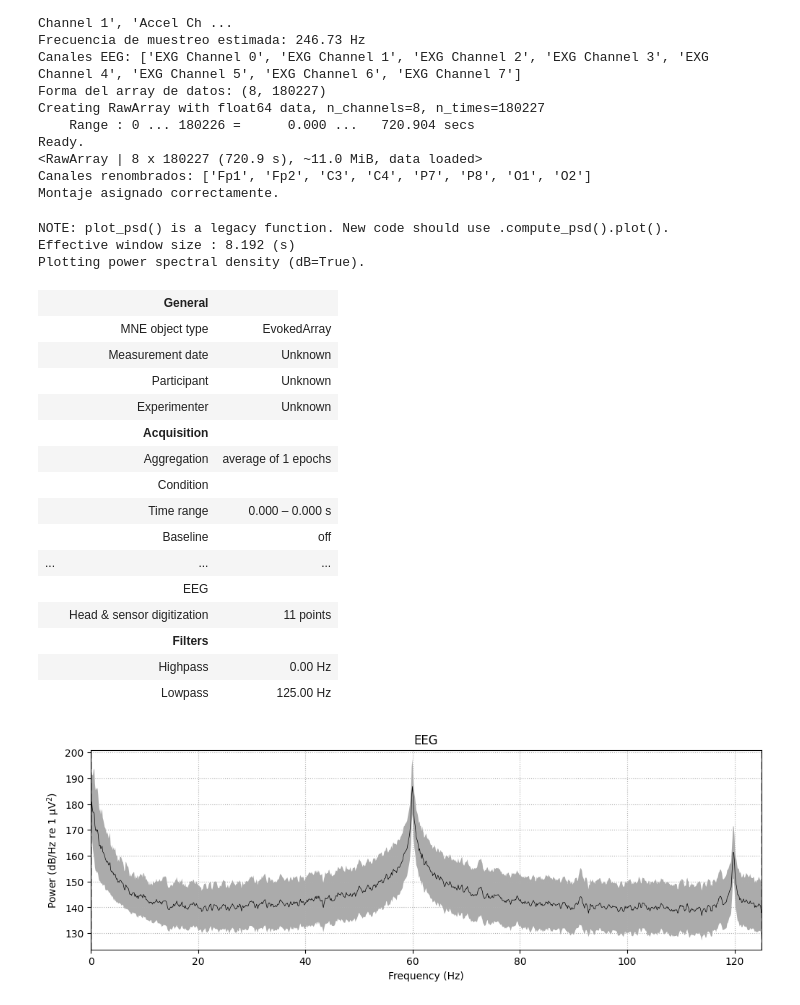
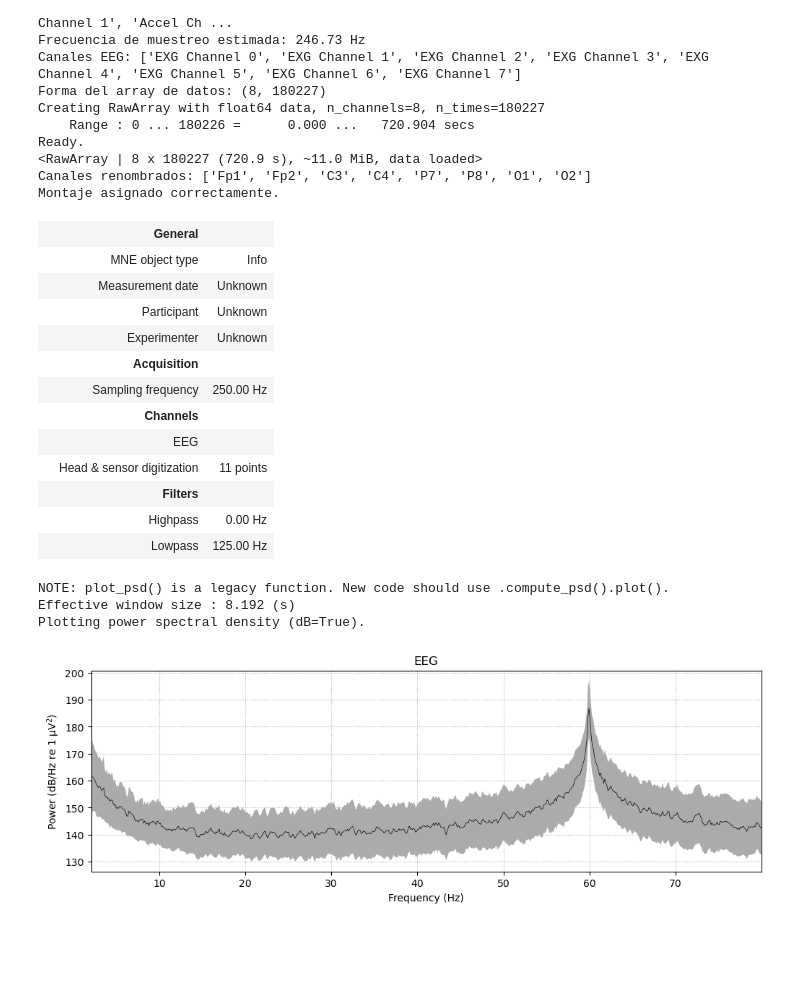
Before and after one commit to miguel-isidro05/GRUPO-05-ISB-2025-II, a Jupyter notebook: Laboratorios/Laboratorio 9 - Tratamiento de señal EEG/ICAmne.ipynb, the cells around one changed output. Saved outputs shown, nothing was run; the diff lists cells and outputs as text; code cells hidden in the pictures; blank space fills up the shorter version.

```diff
--- a/Laboratorios/Laboratorio 9 - Tratamiento de señal EEG/ICAmne.ipynb
+++ b/Laboratorios/Laboratorio 9 - Tratamiento de señal EEG/ICAmne.ipynb
@@ -37,7 +37,7 @@ import numpy as np
 import mne
 
 # === 1. CARGAR ARCHIVO ===
-path = r"/content/OpenBCI-RAW-2025-09-17_12-45-51.txt"
+path = r"F:\IB PUCP - UPCH\7mo Ciclo\Introducción a Señales Biomedicas\OpenBCI-RAW-2025.txt"
 df = pd.read_csv(path, sep=",", comment="%", engine="python")
 
 # === 2. LIMPIAR COLUMNAS ===
@@ -106,33 +106,25 @@ Montaje asignado correctamente.
 # %%
 # === 9. VISUALIZAR SEÑALES ===
 raw.info
-
-# === 10. VISUALIZAR PSD ===
-raw.plot_psd(average=True)
-
-# === 11. CREAR EVOKED PARA TOPOGRAFÍA ===
-# Usamos un promedio estático solo para visualizar
-data_mean = np.mean(data, axis=1, keepdims=True)
-evoked = mne.EvokedArray(data_mean, raw.info, tmin=0)
-evoked.set_montage(montage)
 # %% [output]
-NOTE: plot_psd() is a legacy function. New code should use .compute_psd().plot().
-Effective window size : 8.192 (s)
-Plotting power spectral density (dB=True).
 |  | General |  |
-|  | MNE object type | EvokedArray |
+|  | MNE object type | Info |
 |  | Measurement date | Unknown |
 |  | Participant | Unknown |
 |  | Experimenter | Unknown |
 |  | Acquisition |  |
-|  | Aggregation | average of 1 epochs |
-|  | Condition |  |
-|  | Time range | 0.000 – 0.000 s |
-|  | Baseline | off |
-| ... | ... | ... |
+|  | Sampling frequency | 250.00 Hz |
+|  | Channels |  |
 |  | EEG |  |
 |  | Head & sensor digitization | 11 points |
 |  | Filters |  |
 |  | Highpass | 0.00 Hz |
 |  | Lowpass | 125.00 Hz |
-[figure, removed]
+# %%
+# === 10. VISUALIZAR PSD ===
+raw.plot_psd(tmin=0, tmax=None, fmin=2, fmax=80, average=True, spatial_colors=False)
+# %% [output]
+NOTE: plot_psd() is a legacy function. New code should use .compute_psd().plot().
+Effective window size : 8.192 (s)
+Plotting power spectral density (dB=True).
+[figure, added]
```
Also changed, not shown: parts of 14 cells of this notebook.
